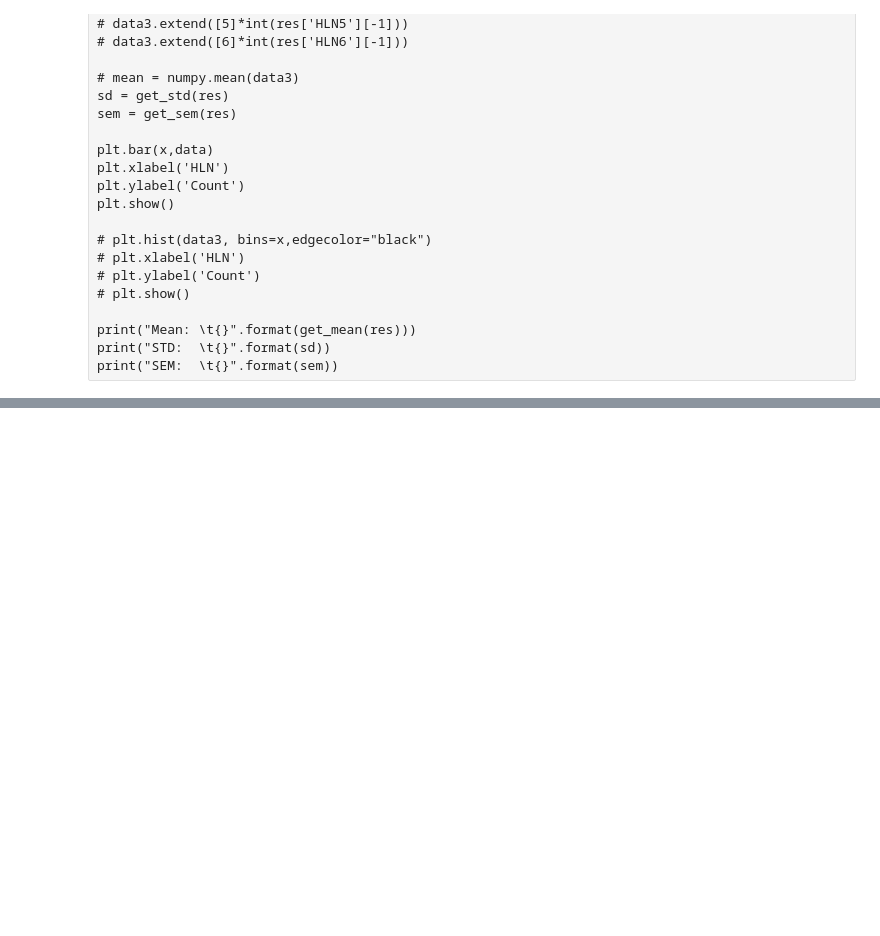
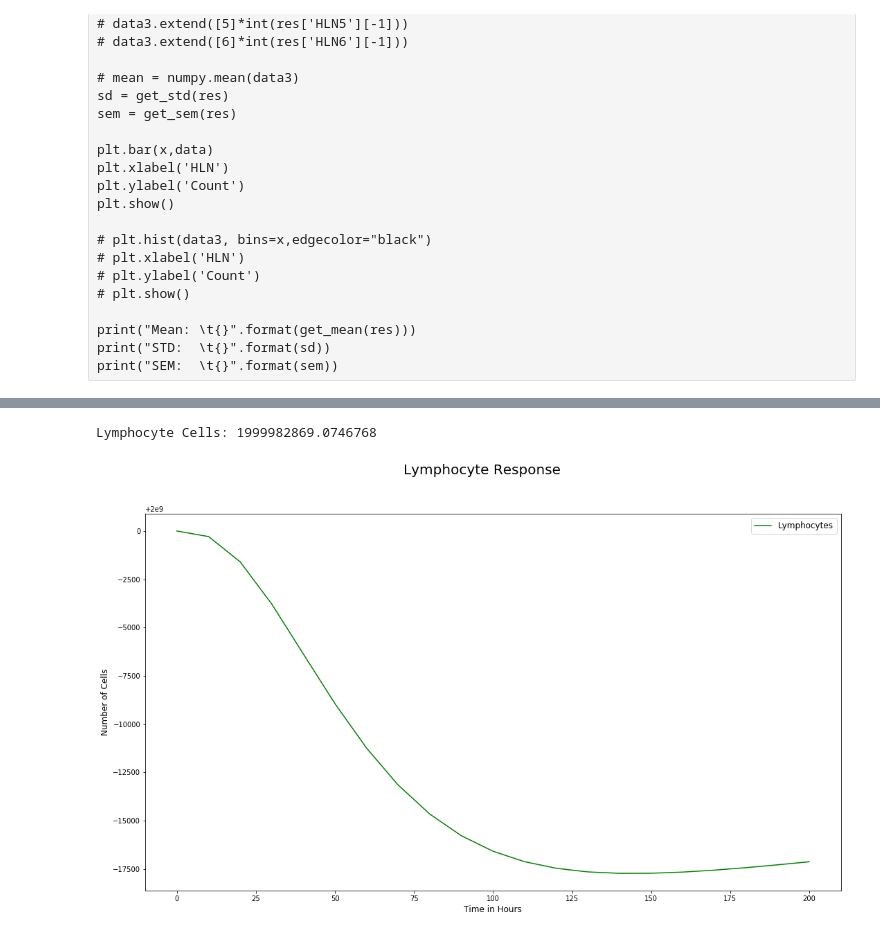
Before and after one commit to technodivergent/Bacillus_Anthracis_Simulation, a Jupyter notebook: Submodel - Lung+Lymph.ipynb, the cells around one changed output, grey strips where cells are left out. Saved outputs shown, nothing was run; the diff lists cells and outputs as text; code cells hidden in the pictures; blank space fills up the shorter version.

```diff
--- a/Submodel - Lung+Lymph.ipynb
+++ b/Submodel - Lung+Lymph.ipynb
@@ -614,3 +761,19 @@ HLN6: 2.8870625283074733e-06
+# %%
+res = results_orig[0]
+fig = plt.figure(figsize=(18,10))
+fig.suptitle("Lymphocyte Response", fontsize=20)
+
+plt.plot(res['time'], res['E'], 'g-', label='Lymphocytes')
+
+plt.xlabel("Time in Hours", fontsize=12)
+plt.ylabel("Number of Cells", fontsize=12)
+plt.legend(loc='best', fontsize=12)
+#print(results['S_'][-1]/(results['S_'][0]/int(model.listOfParameters['ns'].expression)))
+#print(results['H_'][-1])
+print("Lymphocyte Cells: {}".format(res['E'][-1]))
+# %% [output]
+Lymphocyte Cells: 1999982869.0746768
+[figure, added]
 # %%
 fig = plt.figure(figsize=(18,10))
 fig.suptitle("Extracellular bacteria", fontsize=20)
```
Also changed, not shown: parts of 14 cells of this notebook.
